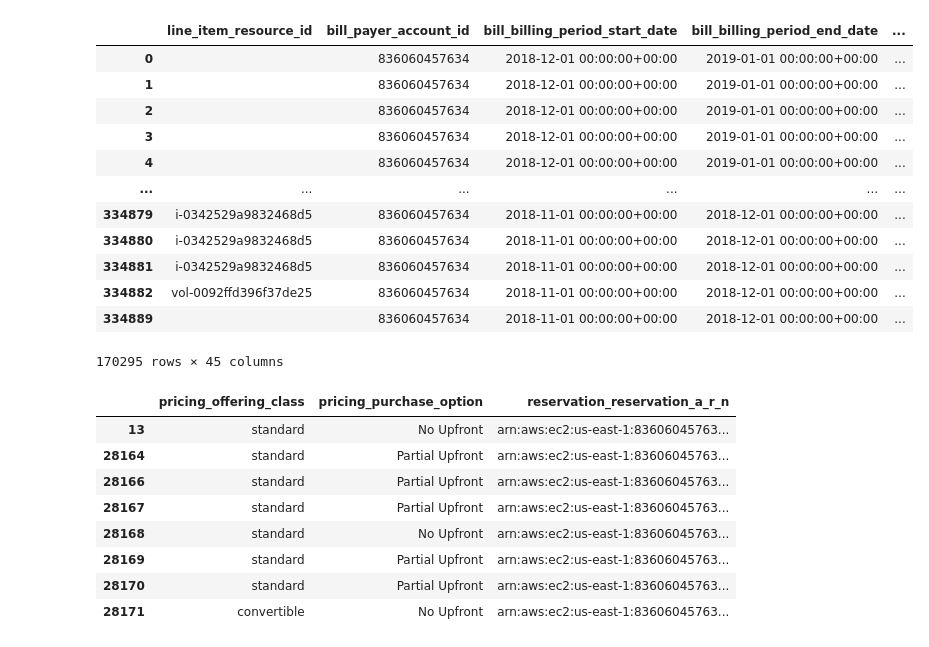
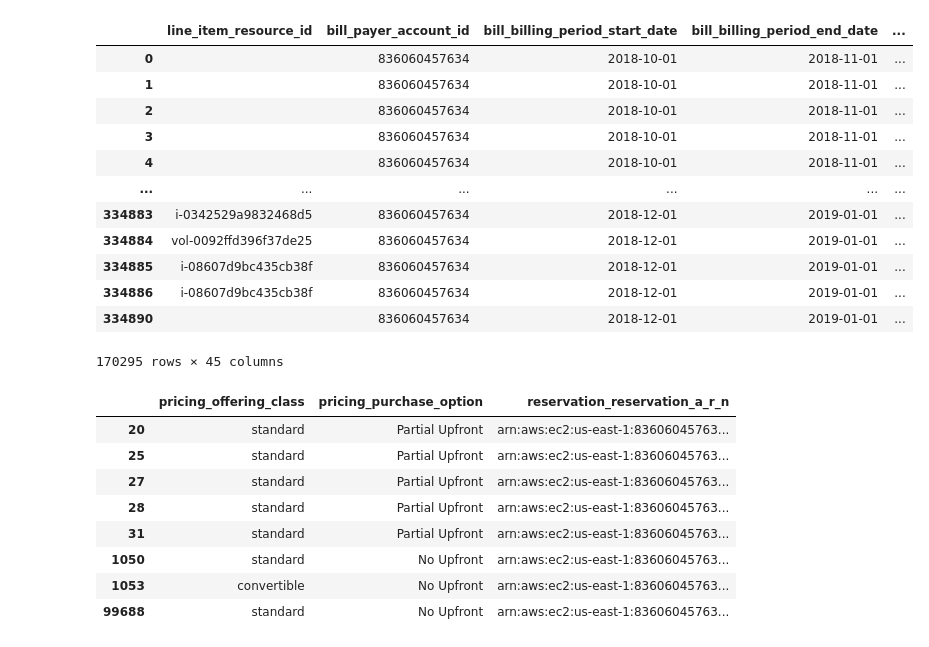
Before and after one commit to monksmojo/kalpa-optimise, a Jupyter notebook: dp-47/main.ipynb, the cells around one changed output. Drawn from its saved outputs; the diff is of its cells as text; code cells hidden in the pictures.

```diff
--- a/dp-47/main.ipynb
+++ b/dp-47/main.ipynb
@@ -4,7 +4,7 @@ import numpy as np
 import glob
 
 # Path to the folder where your Parquet files are stored
-folder_path = '/content/*.parquet'
+folder_path = 'sample_cur/*.parquet'
 
 # Get a list of all Parquet file paths in the folder
 parquet_files = glob.glob(folder_path)
@@ -15,62 +15,62 @@ dfs = [pd.read_parquet(file) for file in parquet_files]
 # Concatenate all DataFrames into a single DataFrame
 df = pd.concat(dfs, ignore_index=True)
 
 
 effective_cur_columns =['line_item_resource_id','bill_payer_account_id','bill_billing_period_start_date','bill_billing_period_end_date','line_item_usage_account_id', 'line_item_line_item_type', 'line_item_usage_start_date', 'line_item_usage_end_date',
                'line_item_product_code','product_product_name', 'product_instance_family', 'product_instance_type', 'product_instance_type_family','line_item_usage_type', 'line_item_operation', 'line_item_availability_zone',
                'line_item_usage_amount','line_item_normalization_factor', 'line_item_normalized_usage_amount','line_item_unblended_rate', 'line_item_unblended_cost', 'pricing_term', 'pricing_unit','pricing_offering_class', 'pricing_purchase_option',
                'reservation_amortized_upfront_cost_for_usage', 'reservation_amortized_upfront_fee_for_billing_period', 'reservation_effective_cost', 'reservation_end_time','reservation_normalized_units_per_reservation',
                'reservation_number_of_reservations', 'reservation_recurring_fee_for_usage', 'reservation_reservation_a_r_n', 'reservation_start_time', 'reservation_subscription_id', 'reservation_total_reserved_normalized_units',
                'reservation_total_reserved_units', 'reservation_units_per_reservation', 'reservation_unused_amortized_upfront_fee_for_billing_period', 'reservation_unused_normalized_unit_quantity', 'reservation_unused_quantity',
                'reservation_unused_recurring_fee', 'reservation_upfront_value','product_operating_system','product_region']
 # projection on the df to get data of only selected colmns
 df = df.loc[:,effective_cur_columns]
 
 # filtering df for only selected product names
 product_names = [
     'Amazon Elastic Compute Cloud',
     'Amazon Relational Database Service',
     'Amazon ElastiCache',
     'Amazon OpenSearch Service',
     'Amazon Elasticsearch Service',
     'Amazon Redshift',
     'Amazon DynamoDB'
 ]
 
 df = df[df['product_product_name'].isin(product_names)]
 
 df
 # %% [output]
 |  | line_item_resource_id | bill_payer_account_id | bill_billing_period_start_date | bill_billing_period_end_date | ... |
-| 0 |  | 836060457634 | 2018-12-01 00:00:00+00:00 | 2019-01-01 00:00:00+00:00 | ... |
-| 1 |  | 836060457634 | 2018-12-01 00:00:00+00:00 | 2019-01-01 00:00:00+00:00 | ... |
-| 2 |  | 836060457634 | 2018-12-01 00:00:00+00:00 | 2019-01-01 00:00:00+00:00 | ... |
-| 3 |  | 836060457634 | 2018-12-01 00:00:00+00:00 | 2019-01-01 00:00:00+00:00 | ... |
-| 4 |  | 836060457634 | 2018-12-01 00:00:00+00:00 | 2019-01-01 00:00:00+00:00 | ... |
+| 0 |  | 836060457634 | 2018-10-01 | 2018-11-01 | ... |
+| 1 |  | 836060457634 | 2018-10-01 | 2018-11-01 | ... |
+| 2 |  | 836060457634 | 2018-10-01 | 2018-11-01 | ... |
+| 3 |  | 836060457634 | 2018-10-01 | 2018-11-01 | ... |
+| 4 |  | 836060457634 | 2018-10-01 | 2018-11-01 | ... |
 | ... | ... | ... | ... | ... | ... |
-| 334879 | i-0342529a9832468d5 | 836060457634 | 2018-11-01 00:00:00+00:00 | 2018-12-01 00:00:00+00:00 | ... |
-| 334880 | i-0342529a9832468d5 | 836060457634 | 2018-11-01 00:00:00+00:00 | 2018-12-01 00:00:00+00:00 | ... |
-| 334881 | i-0342529a9832468d5 | 836060457634 | 2018-11-01 00:00:00+00:00 | 2018-12-01 00:00:00+00:00 | ... |
-| 334882 | vol-0092ffd396f37de25 | 836060457634 | 2018-11-01 00:00:00+00:00 | 2018-12-01 00:00:00+00:00 | ... |
-| 334889 |  | 836060457634 | 2018-11-01 00:00:00+00:00 | 2018-12-01 00:00:00+00:00 | ... |
+| 334883 | i-0342529a9832468d5 | 836060457634 | 2018-12-01 | 2019-01-01 | ... |
+| 334884 | vol-0092ffd396f37de25 | 836060457634 | 2018-12-01 | 2019-01-01 | ... |
+| 334885 | i-08607d9bc435cb38f | 836060457634 | 2018-12-01 | 2019-01-01 | ... |
+| 334886 | i-08607d9bc435cb38f | 836060457634 | 2018-12-01 | 2019-01-01 | ... |
+| 334890 |  | 836060457634 | 2018-12-01 | 2019-01-01 | ... |
 170295 rows × 45 columns
 # %%
 # getting DiscountedUsage line_item_line_item_type to fetch pricing_offering_class, pricing_purchase_option, reservation_reservation_a_r_n
 # Filter the DataFrame where 'line_item_line_item_type' is 'DiscountedUsage'
-discounted_usage_df = df[df['line_item_line_item_type'] == 'DiscountedUsage']
+discounted_usage_pricing_column_df = df[df['line_item_line_item_type'] == 'DiscountedUsage']
 
 # Group by the required columns and get the unique combinations
-discounted_usage_df = discounted_usage_df[['pricing_offering_class', 'pricing_purchase_option', 'reservation_reservation_a_r_n']].drop_duplicates()
+discounted_usage_pricing_column_df = discounted_usage_pricing_column_df[['pricing_offering_class', 'pricing_purchase_option', 'reservation_reservation_a_r_n']].drop_duplicates()
 
-discounted_usage_df
+discounted_usage_pricing_column_df
 # %% [output]
 |  | pricing_offering_class | pricing_purchase_option | reservation_reservation_a_r_n |
-| 13 | standard | No Upfront | arn:aws:ec2:us-east-1:83606045763... |
-| 28164 | standard | Partial Upfront | arn:aws:ec2:us-east-1:83606045763... |
-| 28166 | standard | Partial Upfront | arn:aws:ec2:us-east-1:83606045763... |
-| 28167 | standard | Partial Upfront | arn:aws:ec2:us-east-1:83606045763... |
-| 28168 | standard | No Upfront | arn:aws:ec2:us-east-1:83606045763... |
-| 28169 | standard | Partial Upfront | arn:aws:ec2:us-east-1:83606045763... |
-| 28170 | standard | Partial Upfront | arn:aws:ec2:us-east-1:83606045763... |
-| 28171 | convertible | No Upfront | arn:aws:ec2:us-east-1:83606045763... |
+| 20 | standard | Partial Upfront | arn:aws:ec2:us-east-1:83606045763... |
+| 25 | standard | Partial Upfront | arn:aws:ec2:us-east-1:83606045763... |
+| 27 | standard | Partial Upfront | arn:aws:ec2:us-east-1:83606045763... |
+| 28 | standard | Partial Upfront | arn:aws:ec2:us-east-1:83606045763... |
+| 31 | standard | Partial Upfront | arn:aws:ec2:us-east-1:83606045763... |
+| 1050 | standard | No Upfront | arn:aws:ec2:us-east-1:83606045763... |
+| 1053 | convertible | No Upfront | arn:aws:ec2:us-east-1:83606045763... |
+| 99688 | standard | No Upfront | arn:aws:ec2:us-east-1:83606045763... |
 # %%
```
Also changed, not shown: parts of 3 cells of this notebook, 3 other files.
